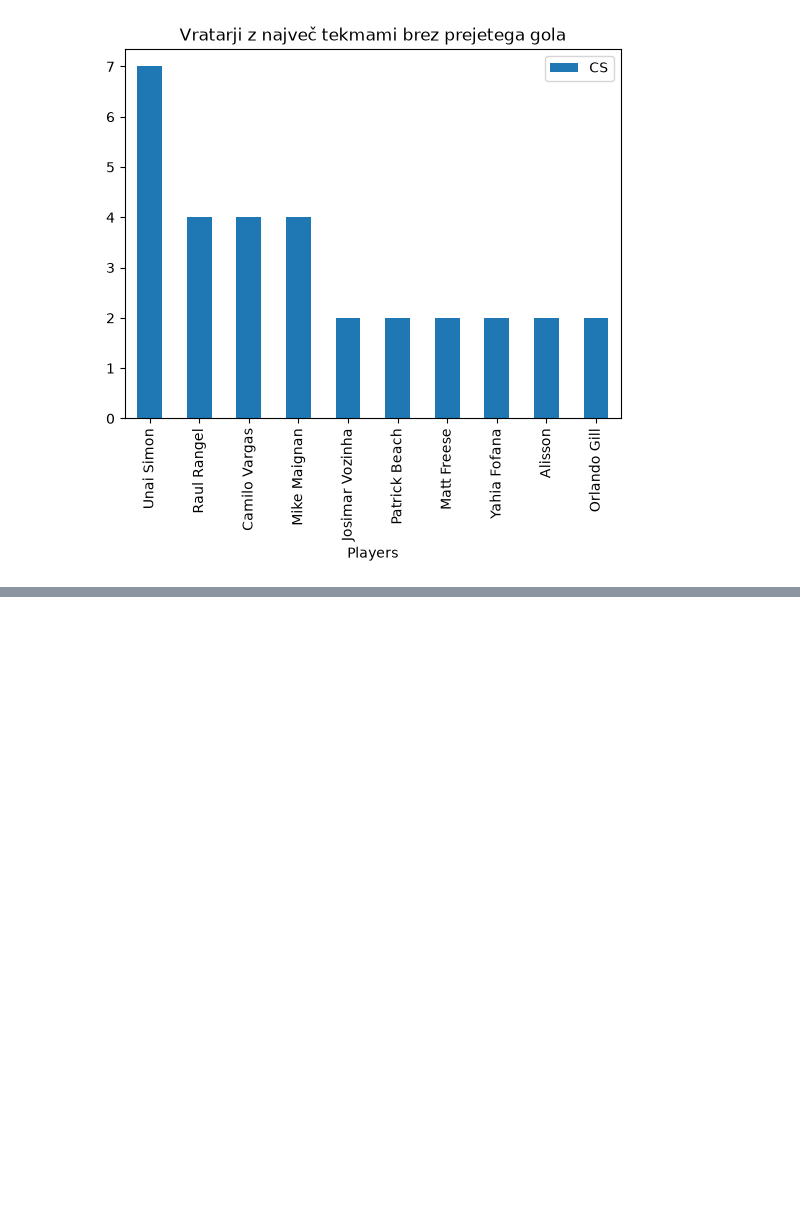
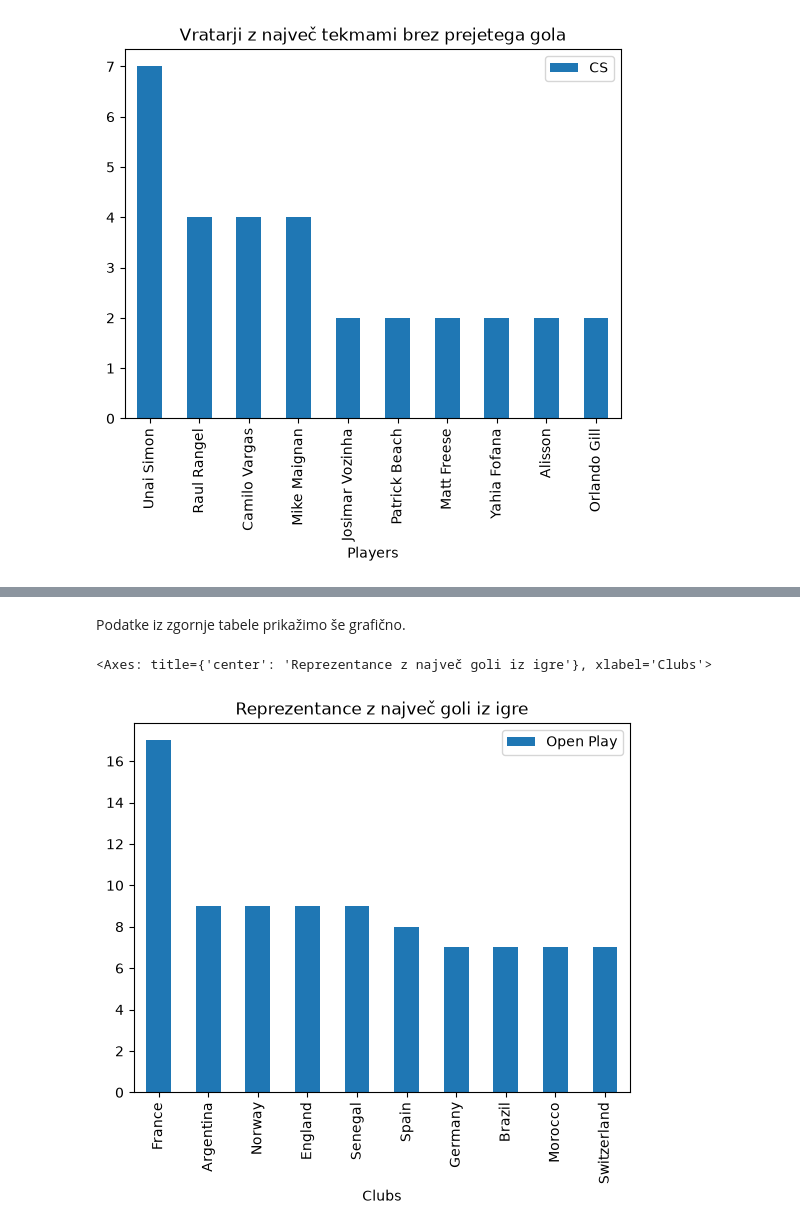
Before and after one commit to zalakmetic/UVP_projektna_naloga, a Jupyter notebook: analiza.ipynb, the cells around one changed output, grey strips where cells are left out. Drawn from its saved outputs; the diff is of its cells as text; code cells hidden in the pictures; blank space fills up the shorter version.

```diff
--- a/analiza.ipynb
+++ b/analiza.ipynb
@@ -271,0 +290,3 @@ clean_sheets.head(10).plot.bar(x="Players", y="CS", title="Vratarji z največ te
+# %%
+goal_types["Open Play"] = goal_types["Open Play"].astype(int)
+goal_types.sort_values("Open Play", ascending=False).head(10)
@@ -271,0 +305,7 @@ clean_sheets.head(10).plot.bar(x="Players", y="CS", title="Vratarji z največ te
+# %% [markdown]
+Podatke iz zgornje tabele prikažimo še grafično.
+# %%
+goal_types.sort_values("Open Play", ascending=False).head(10).plot.bar(x="Clubs", y="Open Play", title="Reprezentance z največ goli iz igre")
+# %% [output]
+<Axes: title={'center': 'Reprezentance z največ goli iz igre'}, xlabel='Clubs'>
+[figure, added]
```
Also changed, not shown: parts of 13 cells of this notebook.
